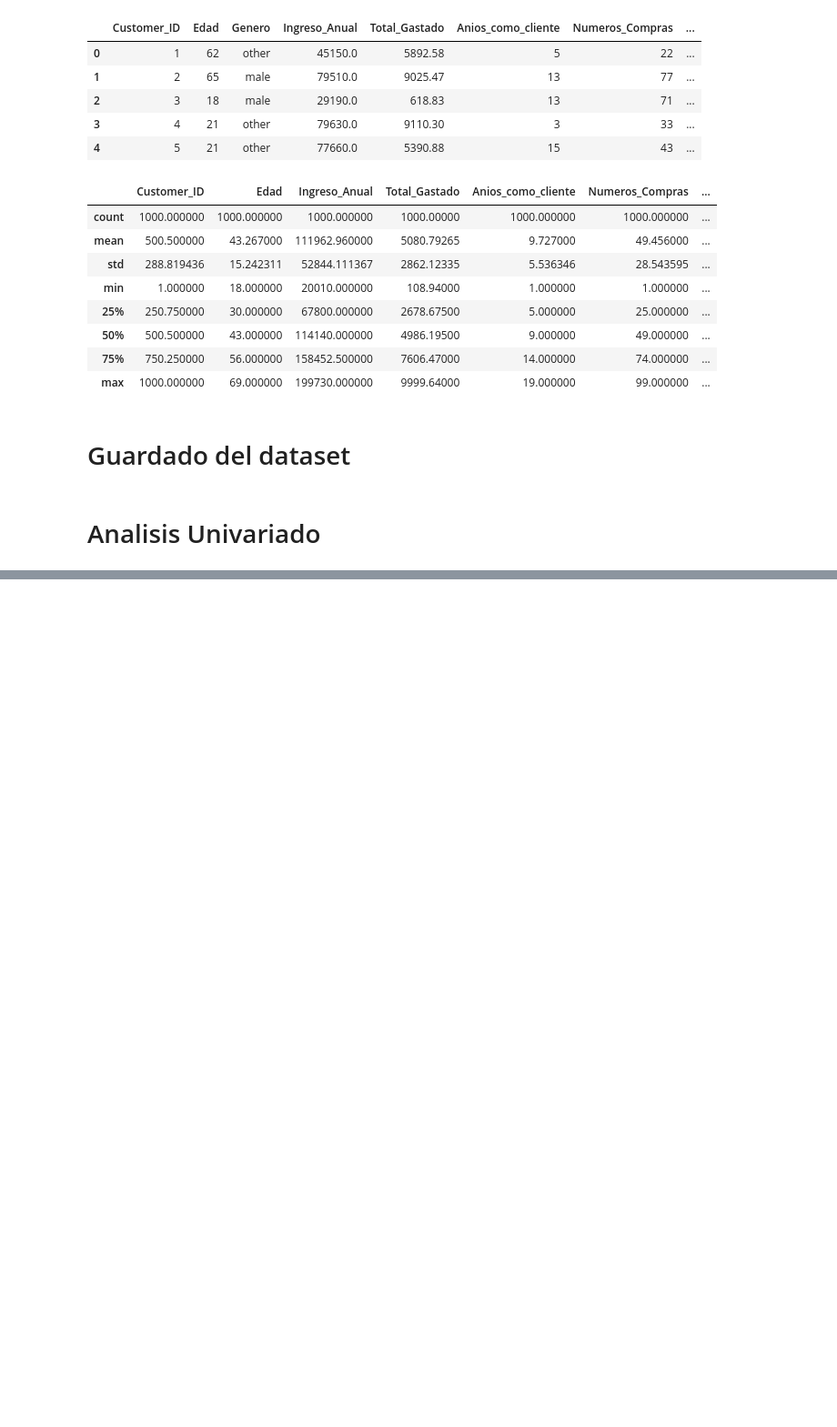
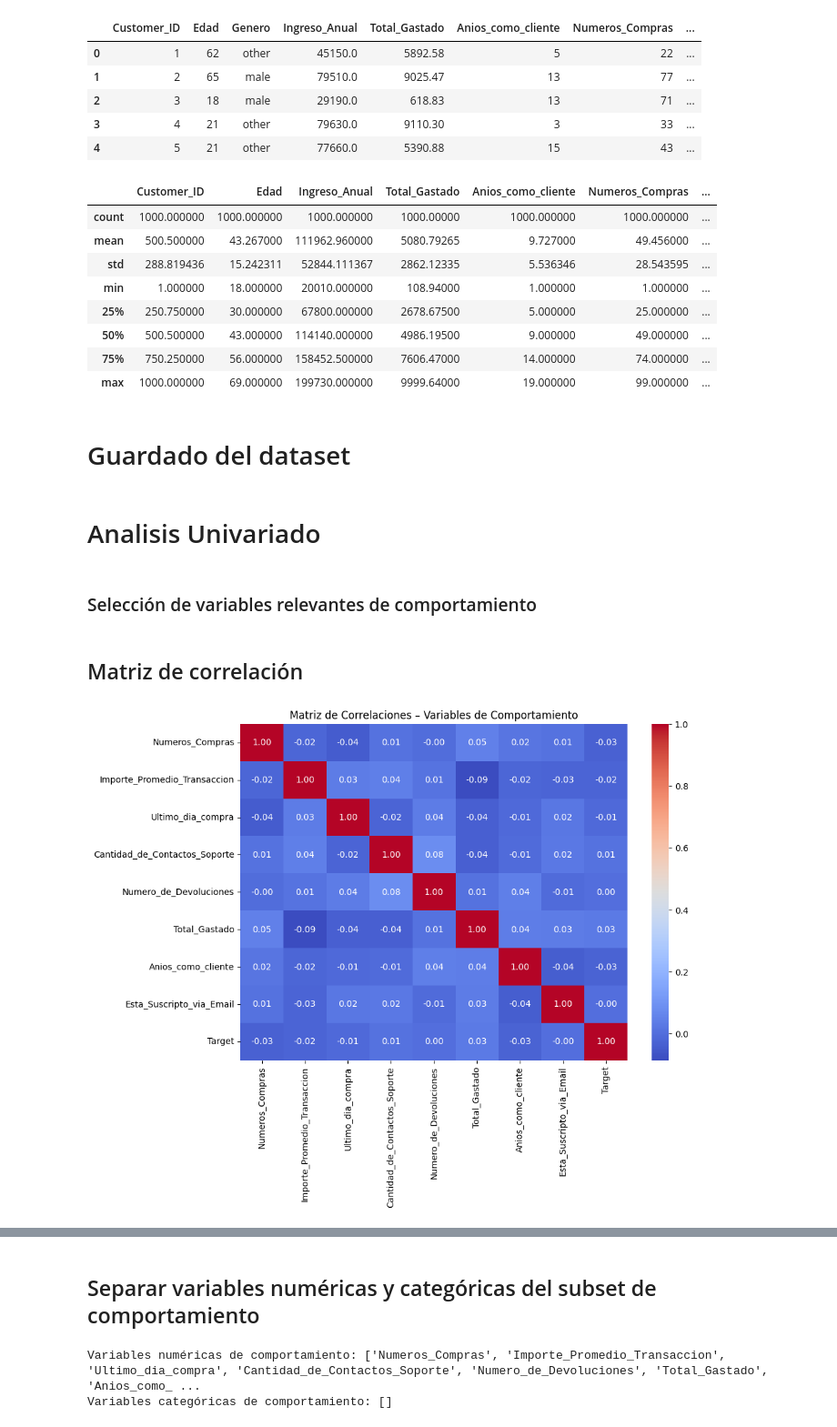
Before and after one commit to Camila20197/S11-25-Equipo-70-DataScience, a Jupyter notebook: EDA/etapa_EDA.ipynb, the cells around one changed output, grey strips where cells are left out. Shown at 91% size. Cells and saved outputs as stored; diff of their text form; code cells hidden in the pictures; blank space fills up the shorter version.

Commit message:
Feat: Matriz de correlacion

```diff
--- a/EDA/etapa_EDA.ipynb
+++ b/EDA/etapa_EDA.ipynb
@@ -233,3 +236,30 @@ datos.describe()
 #datos.to_csv(ruta_guardado, index=False)
 # %% [markdown]
 # Analisis Univariado
+# %% [markdown]
+### Selección de variables relevantes de comportamiento
+# %%
+variables_comportamiento = [
+    "Numeros_Compras",
+    "Importe_Promedio_Transaccion",
+    "Ultimo_dia_compra",
+    "Cantidad_de_Contactos_Soporte",
+    "Numero_de_Devoluciones",
+    "Total_Gastado",
+    "Anios_como_cliente",
+    "Esta_Suscripto_via_Email",
+    "Target"
+]
+# %% [markdown]
+## Matriz de correlación
+# %%
+corr = datos[variables_comportamiento].corr()
+
+plt.figure(figsize=(10, 7))
+sns.heatmap(corr, annot=True, cmap='coolwarm', fmt=".2f")
+plt.title("Matriz de Correlaciones – Variables de Comportamiento")
+plt.show()
+
+corr
+# %% [output]
+[figure, added]
@@ -235,0 +276,13 @@ datos.describe()
+# %% [markdown]
+## Separar variables numéricas y categóricas del subset de comportamiento
+# %%
+datos_comportamiento = datos[variables_comportamiento]
+
+numericas = datos_comportamiento.select_dtypes(include=['int64', 'float64'])
+categoricas = datos_comportamiento.select_dtypes(include=['object', 'string'])
+
+print("Variables numéricas de comportamiento:", numericas.columns.tolist())
+print("Variables categóricas de comportamiento:", categoricas.columns.tolist())
+# %% [output]
+Variables numéricas de comportamiento: ['Numeros_Compras', 'Importe_Promedio_Transaccion', 'Ultimo_dia_compra', 'Cantidad_de_Contactos_Soporte', 'Numero_de_Devoluciones', 'Total_Gastado', 'Anios_como_ ...
+Variables categóricas de comportamiento: []
```
Also changed, not shown: parts of 9 cells of this notebook, 2 other files.
